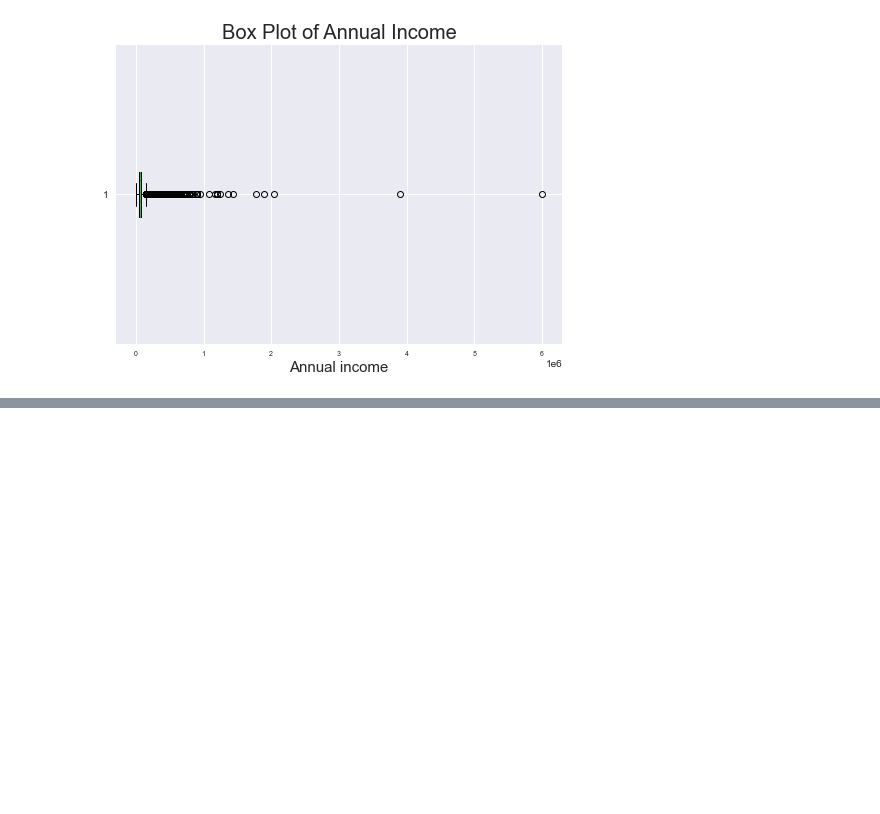
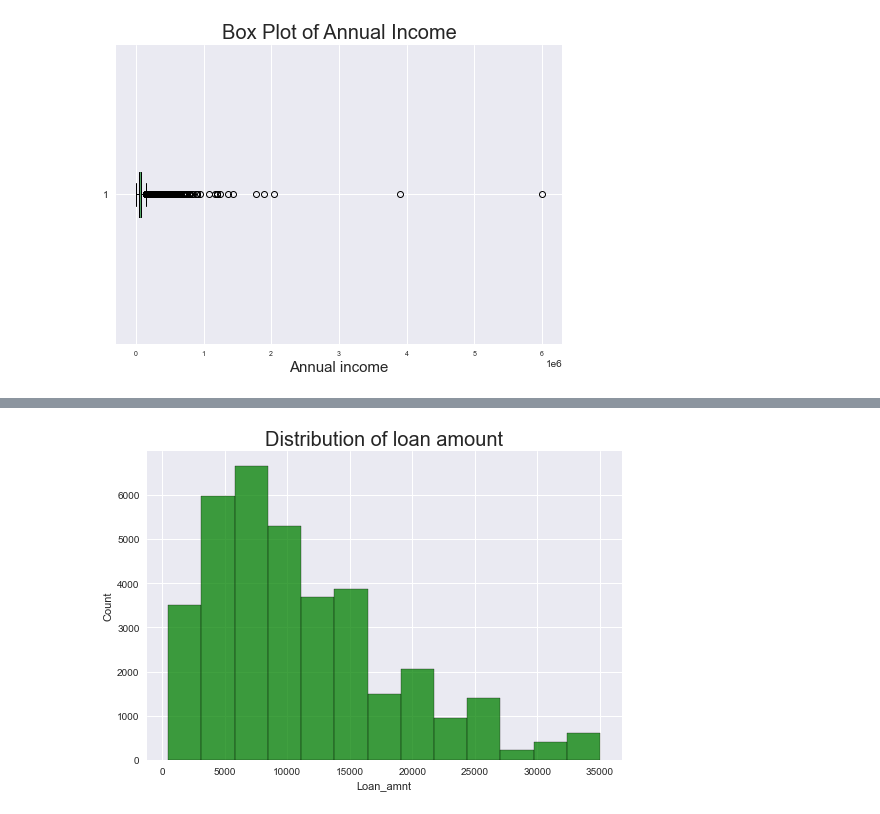
Before and after one commit to Veneeshkrishnan/Lending_Club_Case_Study, a Jupyter notebook: Lending_club.ipynb, the cells around one changed output, grey strips where cells are left out. Cells and saved outputs as stored; diff of their text form; code cells hidden in the pictures; blank space fills up the shorter version.

```diff
--- a/Lending_club.ipynb
+++ b/Lending_club.ipynb
@@ -618,0 +748,7 @@ Loan_data.shape
+# %%
+#plotting distribution plot for loan amount
+sns.displot(data=Loan_data, x="Loan_amnt", bins=13, color="g",height=5, aspect=1.5)
+plt.title("Distribution of loan amount",fontsize=20)
+plt.show()
+# %% [output]
+[figure, added]
```
Also changed, not shown: parts of 59 cells of this notebook.
